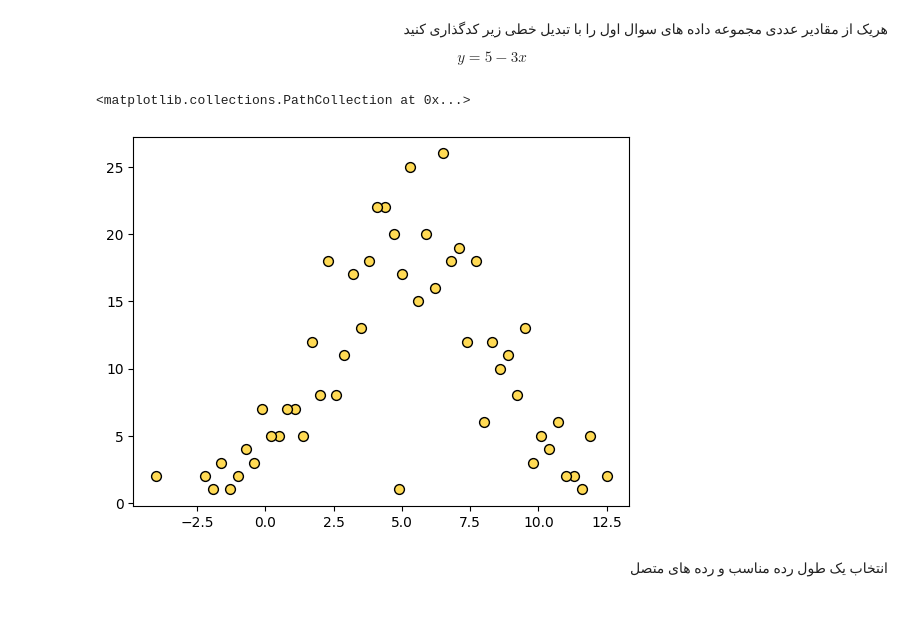
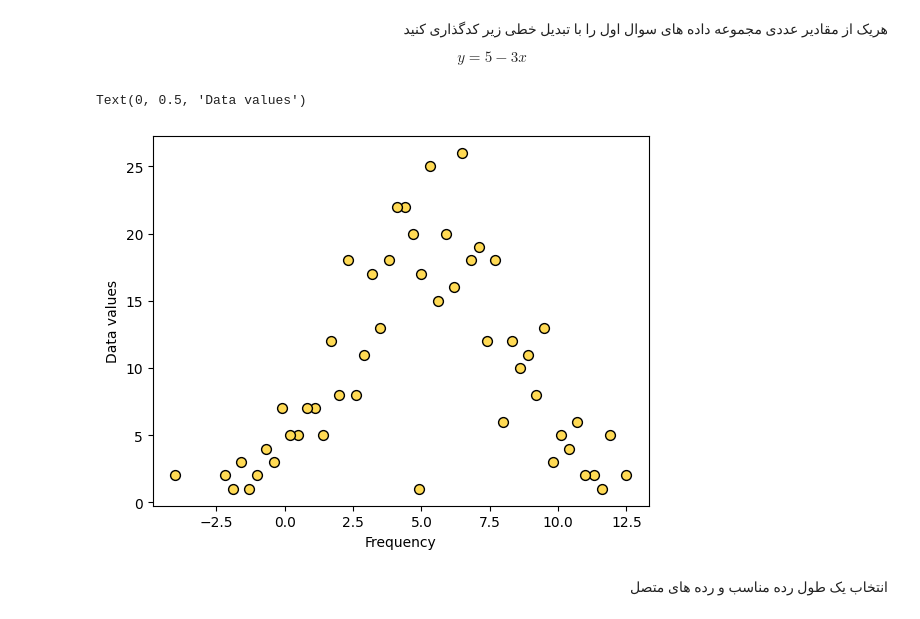
Before and after one commit to Seyyed-Mostafa12/500-Data-analysis, a Jupyter notebook: 500 Data (Persian).ipynb, the cells around one changed output. Saved outputs shown, nothing was run; the diff lists cells and outputs as text; code cells hidden in the pictures.

```diff
--- a/500 Data (Persian).ipynb
+++ b/500 Data (Persian).ipynb
@@ -358,9 +448,11 @@ $$ y = 5 - 3x $$
 new_data2 = 5-(new_data*3)
 # %%
 plt.scatter(new_data2,abundance,**filled_style)
+plt.xlabel('Frequency')
+plt.ylabel('Data values')
 # %% [output]
-<matplotlib.collections.PathCollection at 0x...>
+Text(0, 0.5, 'Data values')
-[figure, old version]
+[figure, new version]
 # %% [markdown]
 <p align=right style="font-family: Estedad"> انتخاب یک طول رده مناسب و رده های متصل </p>
 # %%
```
Also changed, not shown: parts of 4 cells of this notebook.
